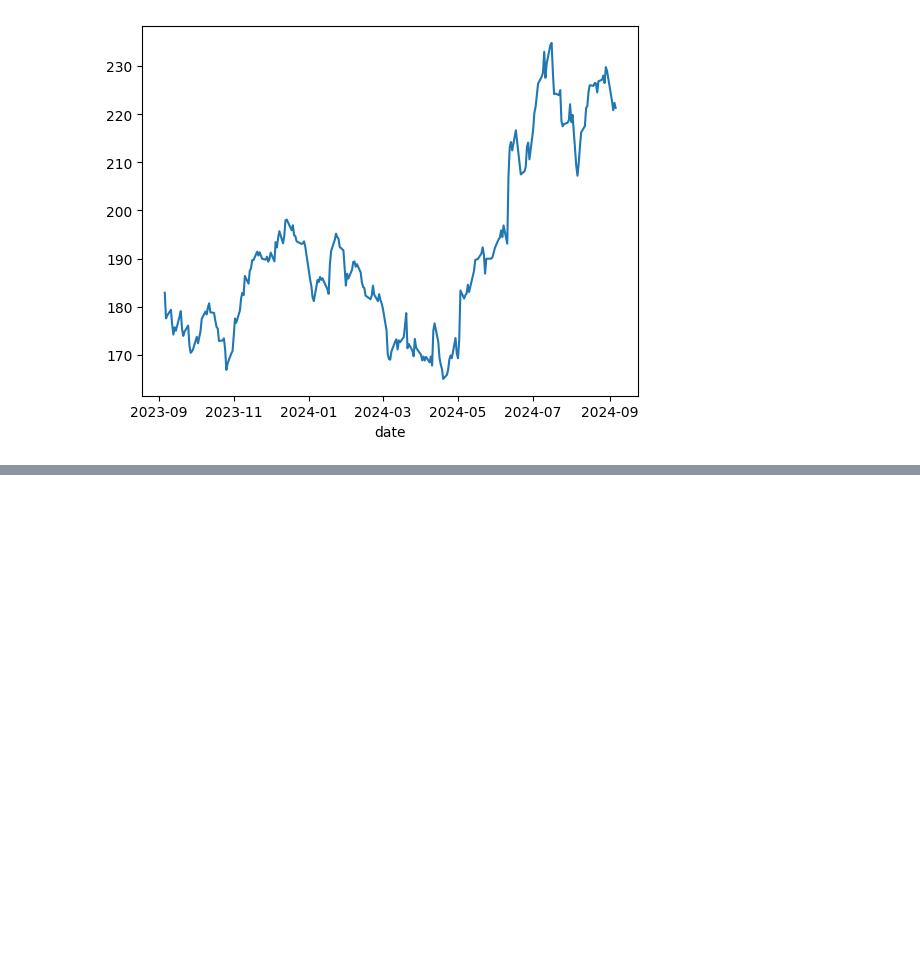
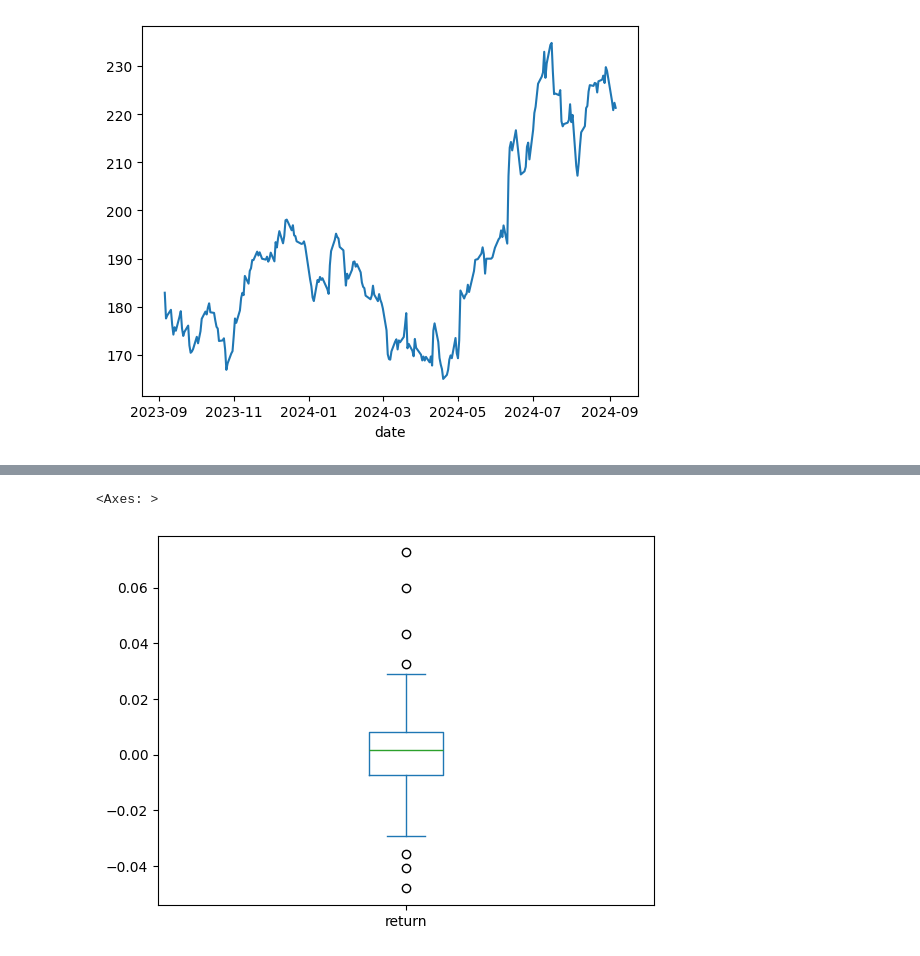
Before and after one commit to Emindu/algo-trading-learning, a Jupyter notebook: 3. visualize/2. Quickly visualizing.ipynb, the cells around one changed output, grey strips where cells are left out. Cells and saved outputs as stored; diff of their text form; code cells hidden in the pictures; blank space fills up the shorter version.

```diff
--- a/3. visualize/2. Quickly visualizing.ipynb
+++ b/3. visualize/2. Quickly visualizing.ipynb
@@ -27,0 +34,5 @@ SyntaxError: invalid non-printable character U+00A0 (925547117.py, line 4)
+# %%
+returns.plot.box()
+# %% [output]
+<Axes: >
+[figure, added]
```
Also changed, not shown: parts of 2 cells of this notebook.
